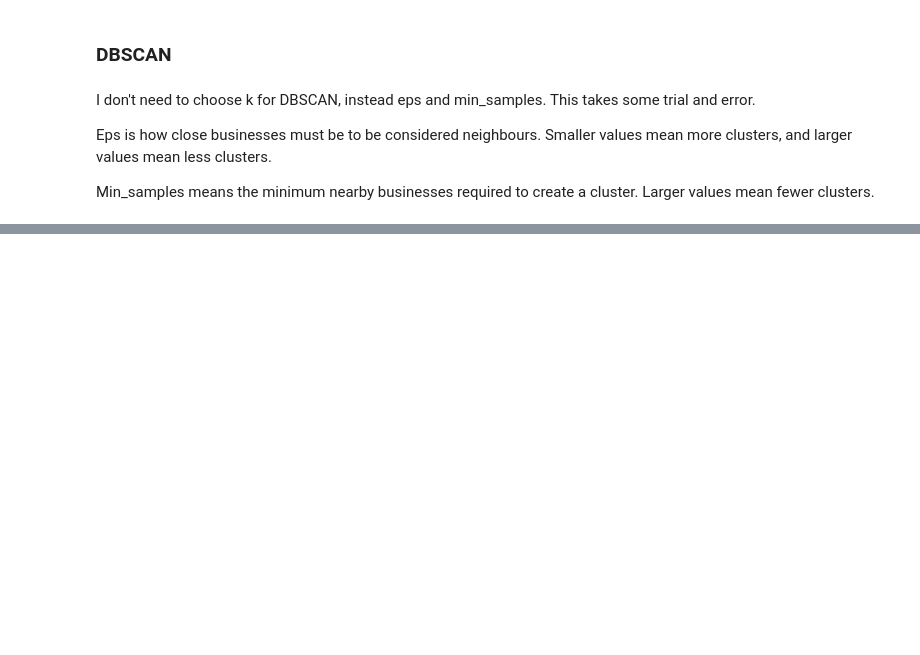
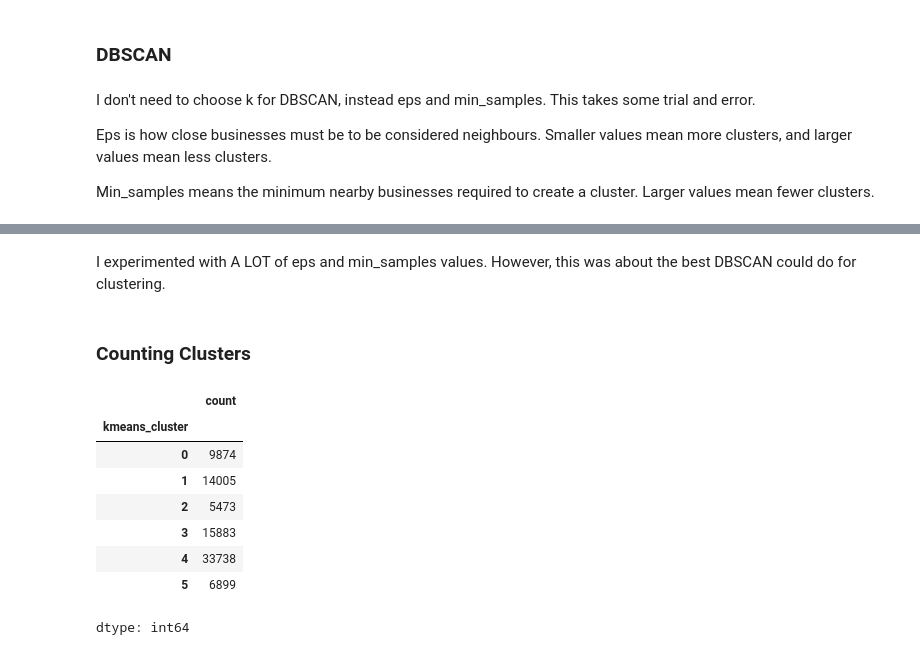
Before and after one commit to zlwym/Assignment03, a Jupyter notebook: iat461_a3_zoemann_301452821.ipynb, the cells around one changed output, grey strips where cells are left out. Cells and saved outputs as stored; diff of their text form; code cells hidden in the pictures; blank space fills up the shorter version.

```diff
--- a/iat461_a3_zoemann_301452821.ipynb
+++ b/iat461_a3_zoemann_301452821.ipynb
@@ -420,0 +421,16 @@ plt.show()
+# %% [markdown]
+I experimented with A LOT of eps and min_samples values. However, this was about the best DBSCAN could do for clustering.
+# %% [markdown]
+### Counting Clusters
+# %%
+issued["kmeans_cluster"].value_counts().sort_index()
+# %% [output]
+|  | count |
+| kmeans_cluster |  |
+| 0 | 9874 |
+| 1 | 14005 |
+| 2 | 5473 |
+| 3 | 15883 |
+| 4 | 33738 |
+| 5 | 6899 |
+dtype: int64
```
Also changed, not shown: parts of 6 cells of this notebook.
